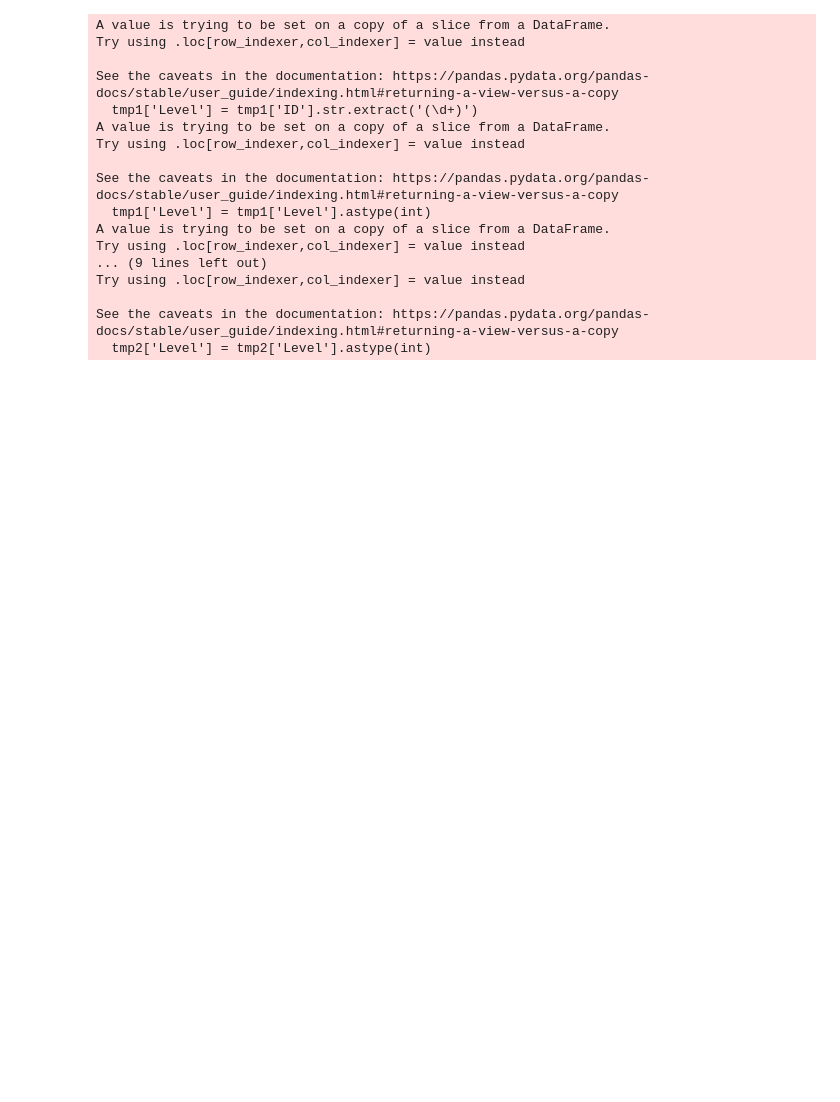
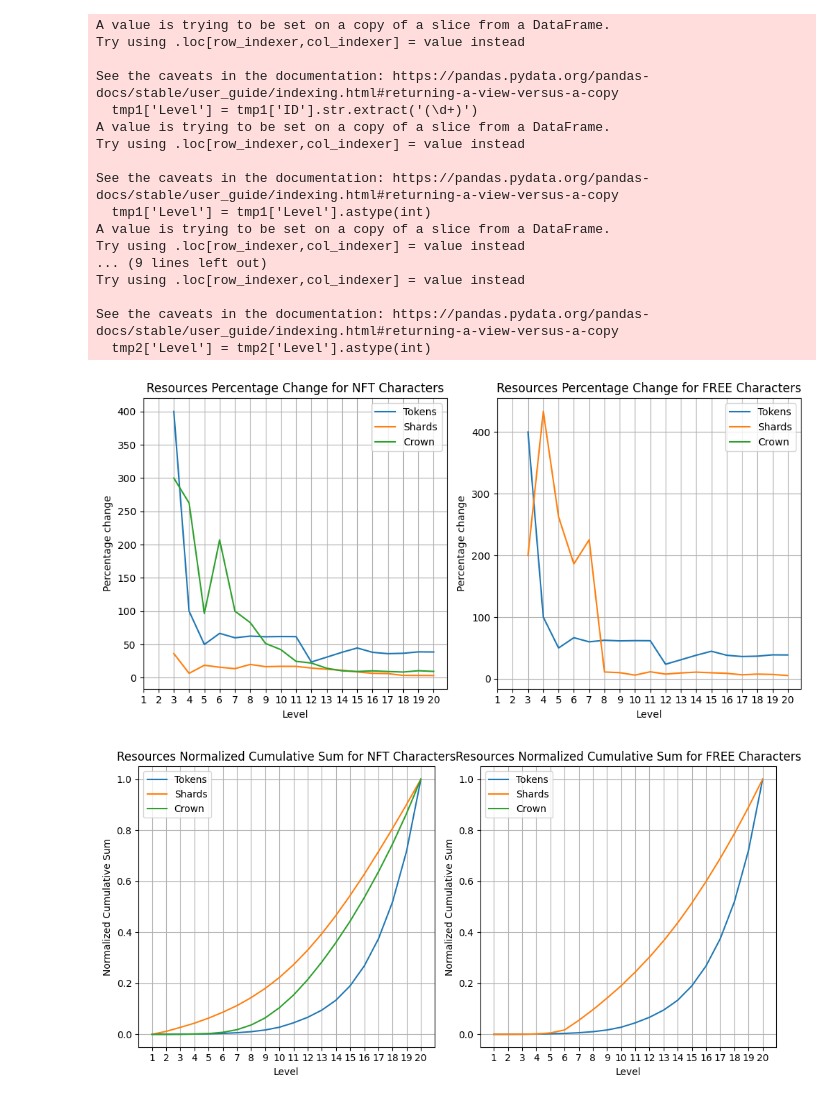
Before and after one commit to VincenzoImp/cantinaroyale.tools, a Jupyter notebook: private/process_game_data.ipynb, the cells around one changed output. Drawn from its saved outputs; the diff is of its cells as text; code cells hidden in the pictures; blank space fills up the shorter version.

```diff
--- a/private/process_game_data.ipynb
+++ b/private/process_game_data.ipynb
@@ -44,7 +45,7 @@ def foo(row):
         'Shark': 'Finn',
         'Squirrel': 'Zayn',
         'Bull': 'Brutus',
-        'Chicken': 'Chick'
+        'Chicken': 'Chicken'
     }
     if row['ID'].startswith('FREE_'):
         return names[row['RaceID']]
@@ -74,3 +75,64 @@ Try using .loc[row_indexer,col_indexer] = value instead
 
 See the caveats in the documentation: https://pandas.pydata.org/pandas-docs/stable/user_guide/indexing.html#returning-a-view-versus-a-copy
   tmp2['Level'] = tmp2['Level'].astype(int)
+# %%
+fig, axes = plt.subplots(1, 2, figsize=(10, 5))
+for i, nft in enumerate([True, False]):
+    tmp1 = characters_upgrade[characters_upgrade['nft'] == nft].sort_values('Level')
+    tmp1['TokensIncrementperc'] = round(tmp1['Tokens'].pct_change() * 100, 2)
+    tmp1['ShardsIncrementperc'] = round(tmp1['Shards'].pct_change() * 100, 2)
+    tmp1['CrownIncrementperc'] = round(tmp1['Crown'].pct_change() * 100, 2)
+    for col in ['Tokens', 'Shards', 'Crown']:
+        axes[i].plot(tmp1['Level'], tmp1[col+"Incrementperc"], label=col)
+    axes[i].legend()
+    axes[i].set_xlabel('Level')
+    axes[i].grid(True)
+    axes[i].set_xticks(tmp1['Level'])
+    axes[i].set_ylabel('Percentage change')
+    nftstring = 'NFT' if nft else 'FREE'
+    axes[i].set_title(f'Resources Percentage Change for {nftstring} Characters')
+plt.tight_layout()
+plt.savefig('images/characters_resources_percentage_change.png', dpi=200)
+plt.show()
+
+fig, axes = plt.subplots(1, 2, figsize=(10, 5))
+for i, nft in enumerate([True, False]):
+    tmp1 = characters_upgrade[characters_upgrade['nft'] == nft].sort_values('Level')
+    tmp1['TokensCum'] = tmp1['Tokens'].cumsum()
+    tmp1['ShardsCum'] = tmp1['Shards'].cumsum()
+    tmp1['CrownCum'] = tmp1['Crown'].cumsum()
+    tmp1['TokensIncrementPercent'] = round(tmp1['Tokens'] / tmp1['TokensCum'] * 100, 2)
+    tmp1['ShardsIncrementPercent'] = round(tmp1['Shards'] / tmp1['ShardsCum'] * 100, 2)
+    tmp1['CrownIncrementPercent'] = round(tmp1['Crown'] / tmp1['CrownCum'] * 100, 2)
+    for col in ['Tokens', 'Shards', 'Crown']:
+        colnormalized = tmp1[col + 'Cum'] / tmp1[col].sum()
+        axes[i].plot(tmp1['Level'], colnormalized, label=col)
+    axes[i].legend()
+    axes[i].set_xlabel('Level')
+    axes[i].grid(True)
+    axes[i].set_xticks(tmp1['Level'])
+    axes[i].set_ylabel('Normalized Cumulative Sum')
+    nftstring = 'NFT' if nft else 'FREE'
+    axes[i].set_title(f'Resources Normalized Cumulative Sum for {nftstring} Characters')
+plt.tight_layout()
+plt.savefig('images/characters_resources_cumsum.png', dpi=200)
+plt.show()
+
+fig, axes = plt.subplots(2, 1, figsize=(10, 10))
+for i, nft in enumerate([True, False]):
+    for character in characters_info[characters_info['nft'] == nft]['Name'].unique():
+        tmp = characters_info[characters_info['Name'] == character].sort_values('Level')
+        data = tmp['Health'] + tmp['Shield']
+        axes[i].plot(tmp['Level'], data, label=character)
+    axes[i].legend()
+    axes[i].set_xticks(tmp['Level'])
+    axes[i].set_xlabel('Level')
+    axes[i].set_ylabel('Health + Shield')
+    axes[i].set_title(f'Health + Shield for {"NFT" if nft else "FREE"} Characters')
+    axes[i].grid(True)
+plt.tight_layout()
+plt.savefig('images/characters_health_shield.png', dpi=200)
+plt.show()
+# %% [output]
+[figure, added]
+[figure, added]
```
Also changed, not shown: parts of 8 cells of this notebook, 12 other files.
